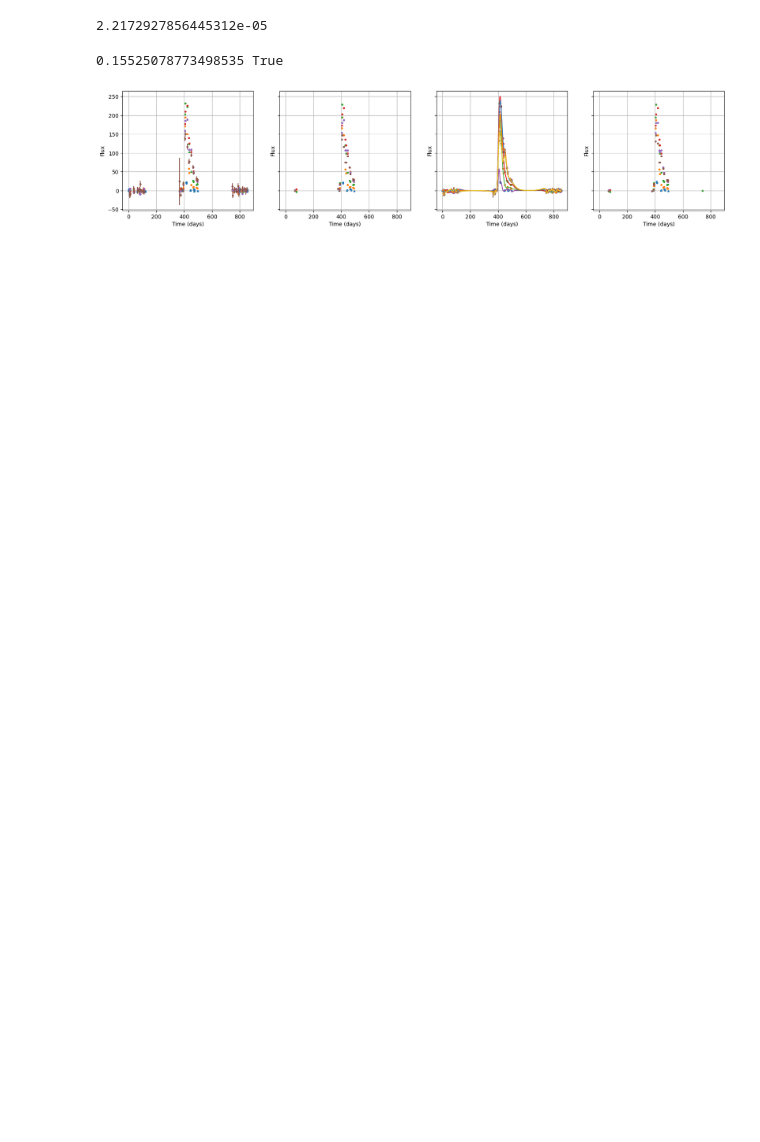
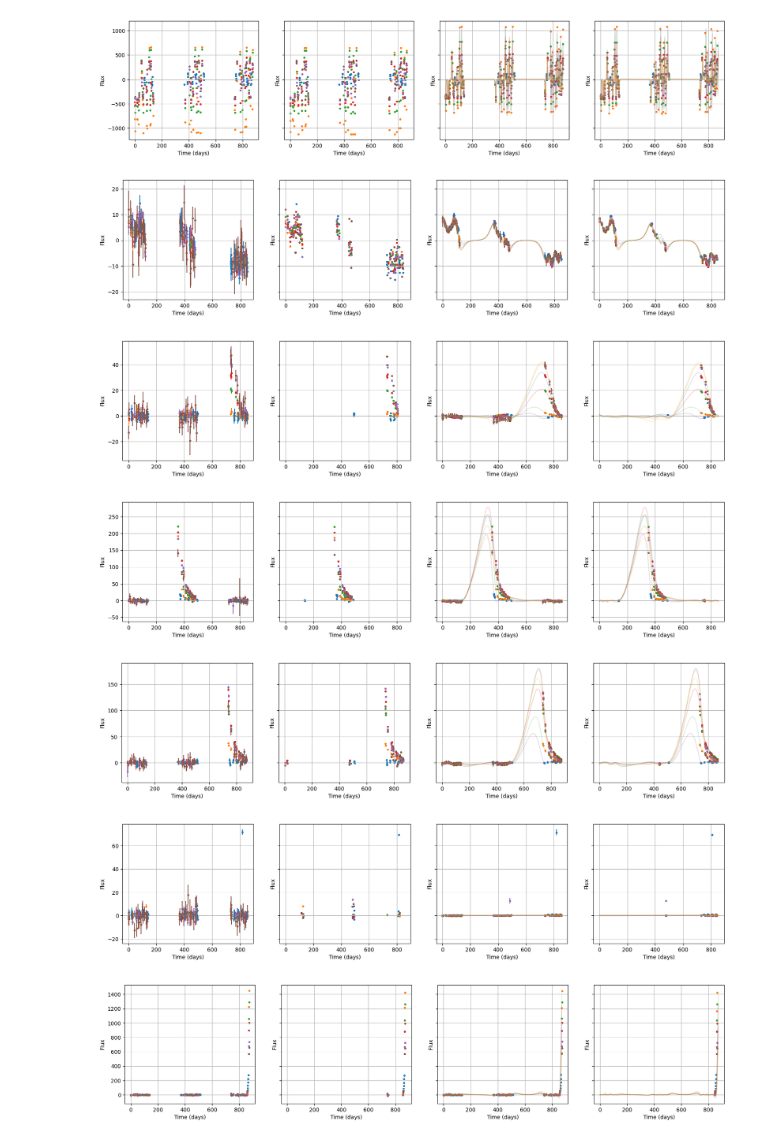
Before and after one commit to adammoss/gpt-ts, a Jupyter notebook: tokenizer.ipynb, the cells around one changed output. Cells and saved outputs as stored; diff of their text form; code cells hidden in the pictures; blank space fills up the shorter version.

```diff
--- a/tokenizer.ipynb
+++ b/tokenizer.ipynb
@@ -17,3 +17,4 @@ import torch
 # %%
+df_meta = pd.read_csv('plasticc/plasticc_train_metadata.csv.gz')
 df = pd.read_csv('plasticc/plasticc_train_lightcurves.csv.gz')
 #df = pd.read_csv('plasticc/plasticc_test_lightcurves_02.csv.gz')
@@ -22,27 +21,24 @@ object_ids = np.unique(df['object_id'].values)
 # %%
 tokenizer = LCTokenizer(-10000, 10000, 500, 1000, 500, bands=config["bands"],
                             transform=np.arcsinh, inverse_transform=np.sinh,
-                            min_sn=3, window_size=5)
+                            min_sn=3, window_size=10)
-# %%
-start_time = time.time()
-#tokenizer.encode(df)
-print(time.time() - start_time)
-# %% [output]
-2.2172927856445312e-05
 # %%
-for object_id in object_ids[8:9]:
-    df_object = df.loc[df['object_id'] == object_id]
+for i, row in df_meta.head(10).iterrows():
+    df_object = df.loc[(df["object_id"] == row["object_id"]), :]
     df_object.loc[:, 'mjd'] = df_object.loc[:, 'mjd'] - min(df_object['mjd'])
     start_time = time.time()
     resampled_df, (sampled_times, sampled_obs, _, sampled_mask), success = fit_2d_gp(df_object, config['pb_wavelengths'], sample_interval=1)
-    print(time.time() - start_time, success)
-    axes = plot_lightcurve([df_object, tokenizer.decode(tokenizer.encode(df_object)), resampled_df, tokenizer.decode(tokenizer.encode(resampled_df))])
-    axes[2].plot(sampled_times, sampled_obs[0,:], color=config['pb_colors'][0])
-    axes[2].plot(sampled_times, sampled_obs[1,:], color=config['pb_colors'][1])
-    axes[2].plot(sampled_times, sampled_obs[2,:], color=config['pb_colors'][2])
-    axes[2].plot(sampled_times, sampled_obs[3,:], color=config['pb_colors'][3])
-    axes[2].plot(sampled_times, sampled_obs[4,:], color=config['pb_colors'][4])
-    axes[2].plot(sampled_times, sampled_obs[5,:], color=config['pb_colors'][5])
+    tokens = tokenizer.encode(df_object)
+    resampled_tokens = tokenizer.encode(resampled_df)
+    axes = plot_lightcurve([df_object, tokenizer.decode(tokens), resampled_df, tokenizer.decode(resampled_tokens)])
+    for i in range(6):
+        axes[2].plot(sampled_times, sampled_obs[i,:], color=config['pb_colors'][i], alpha=0.2)
+        axes[3].plot(sampled_times, sampled_obs[i,:], color=config['pb_colors'][i], alpha=0.2)
 # %% [output]
-0.15525078773498535 True
-[figure, old version]
+[figure, new version]
+[figure, added]
+[figure, added]
+[figure, added]
+[figure, added]
+[figure, added]
+[figure, added]
```
Also changed, not shown: parts of 17 cells of this notebook, 4 other files.
